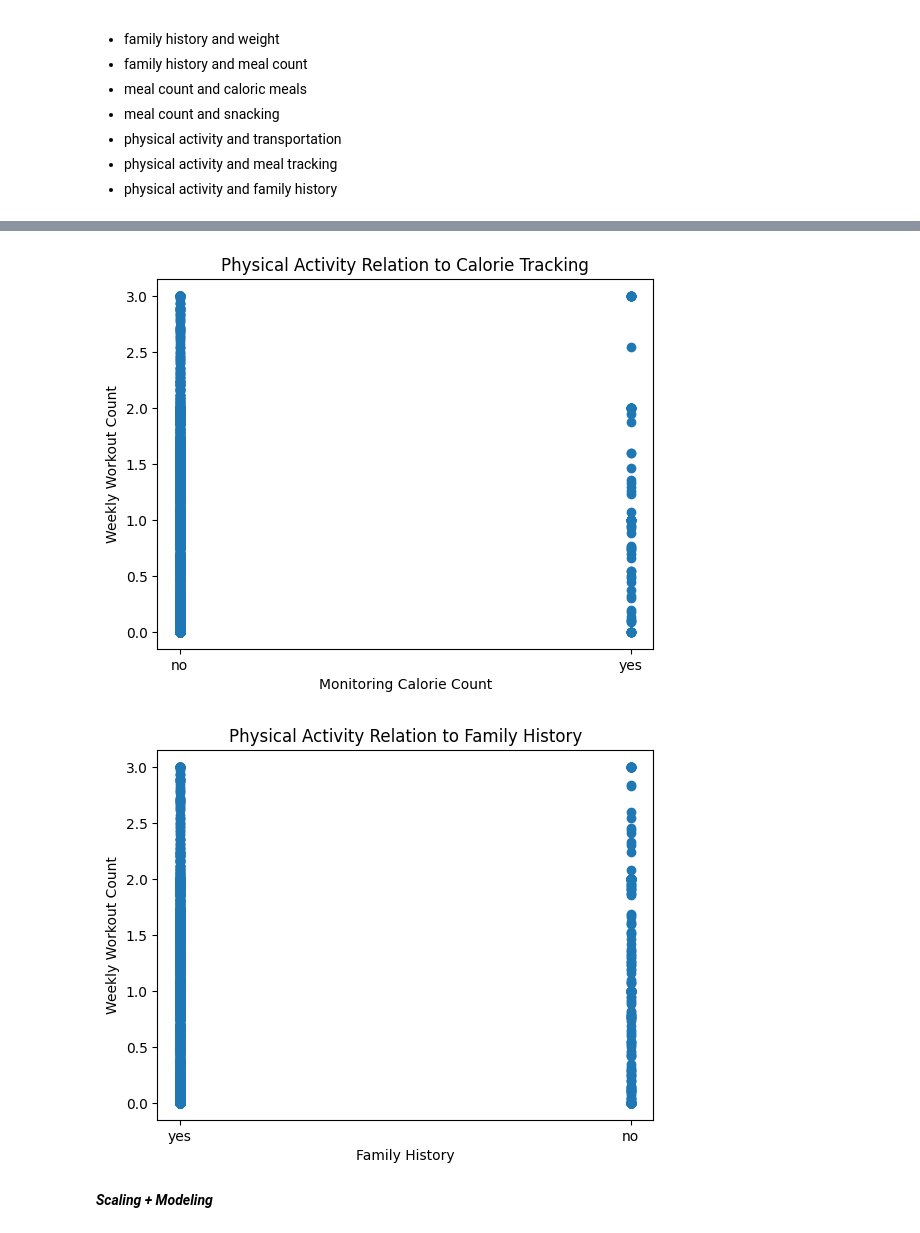
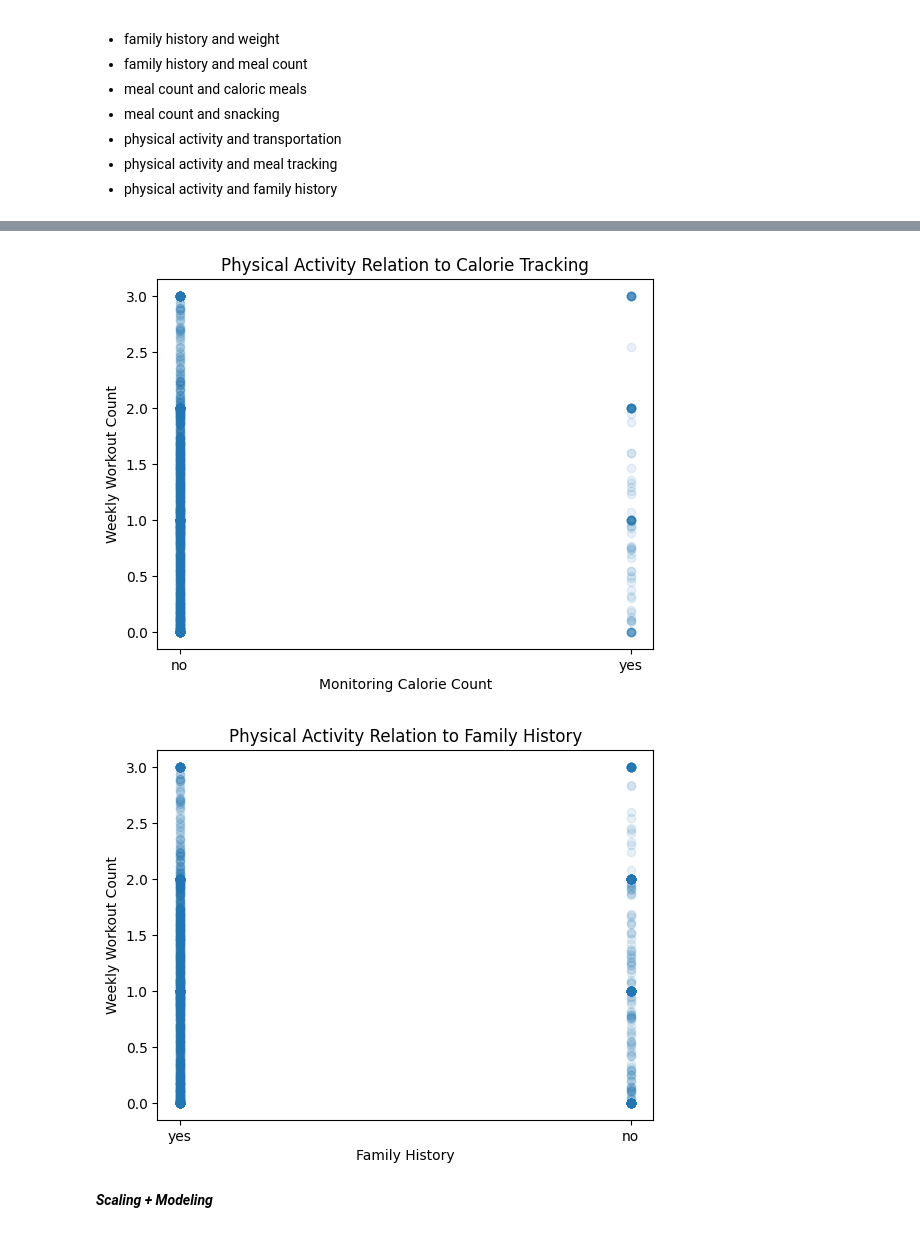
Before and after one commit to joliebao/TCS-Data-Science-Obesity, a Jupyter notebook: TCS_DataScience_Obesity.ipynb, the cells around one changed output, grey strips where cells are left out. Cells and saved outputs as stored; diff of their text form; code cells hidden in the pictures.

```diff
--- a/TCS_DataScience_Obesity.ipynb
+++ b/TCS_DataScience_Obesity.ipynb
@@ -540,21 +540,23 @@ plt.show()
 # %%
-plt.scatter(df['SCC'], df['FAF'])
+plt.scatter(df['SCC'], df['FAF'], alpha = 0.1)
 plt.xlabel("Monitoring Calorie Count")
 plt.ylabel("Weekly Workout Count")
 plt.title("Physical Activity Relation to Calorie Tracking")
 plt.show()
+
+# a lot less people track their calories
 # %% [output]
-[figure, old version]
+[figure, new version]
 # %%
-plt.scatter(df['family_history_with_overweight'], df['FAF'])
+plt.scatter(df['family_history_with_overweight'], df['FAF'], alpha = 0.1)
 plt.xlabel("Family History")
 plt.ylabel("Weekly Workout Count")
 plt.title("Physical Activity Relation to Family History")
 plt.show()
 
 # more likely to work out with family history of being overweight
 # %% [output]
-[figure, old version]
+[figure, new version]
 # %% [markdown]
 ***Scaling + Modeling***
 # %%
```
Also changed, not shown: parts of 24 cells of this notebook.
